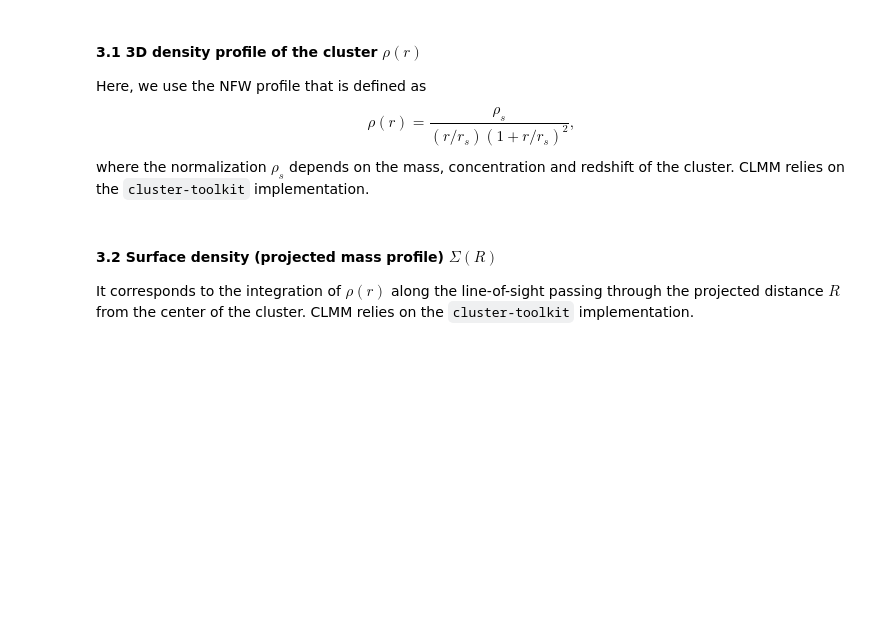
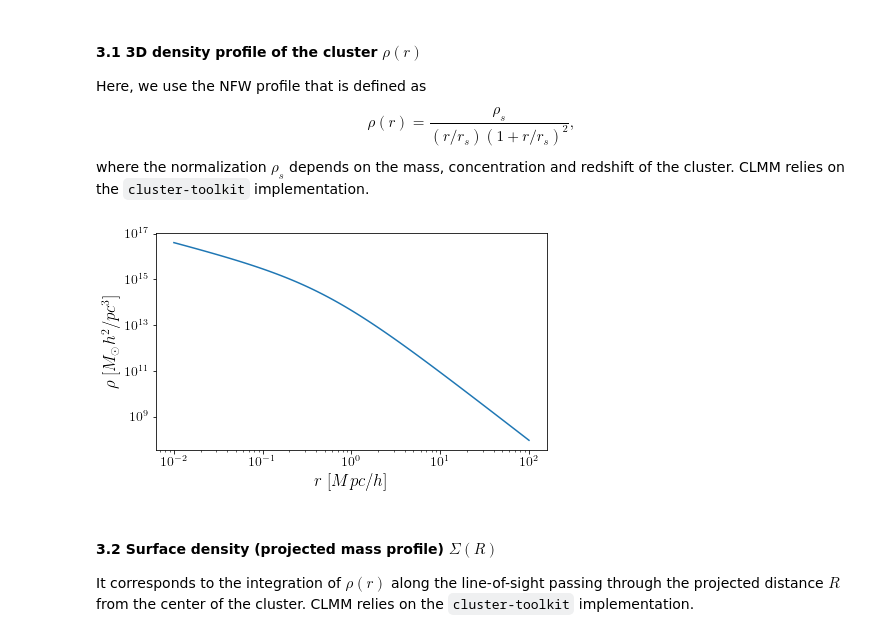
Before and after one commit to tguillemLSST/CLMM, a Jupyter notebook: examples/modeling_demo.ipynb, the cells around one changed output. Cells and saved outputs as stored; diff of their text form; code cells hidden in the pictures; blank space fills up the shorter version.

```diff
--- a/examples/modeling_demo.ipynb
+++ b/examples/modeling_demo.ipynb
@@ -58,10 +58,16 @@ r_proj = np.logspace(-2, 2, 100) # Mpc/h
 #### 3.1 3D density profile of the cluster $\rho(r)$
 Here, we use the NFW profile that is defined as $$\rho(r)=\frac{\rho_s}{(r/r_s)(1+r/r_s)^2},$$ where the normalization $\rho_s$ depends on the mass, concentration and redshift of the cluster. CLMM relies on the `cluster-toolkit` implementation.
 # %%
-rho = m.get_3d_density(r3d, mdelta=cluster_mass, cdelta=cluster_concentration,
-                       z_cl=z_cl, cosmo=cosmo, halo_profile_model=density_profile_parametrization)
+rho = m.get_3d_density(r3d,
+                       mdelta=cluster_mass,
+                       cdelta=cluster_concentration,
+                       z_cl=z_cl,
+                       cosmo=cosmo,
+                       halo_profile_model=density_profile_parametrization)
 
 plot_profile_3d(r3d, rho, '$\\rho \\; [M_\odot h^2/pc^3]$')
+# %% [output]
+[figure, added]
 # %% [markdown]
 #### 3.2 Surface density (projected mass profile) $\Sigma(R)$
 It corresponds to the integration of $\rho(r)$ along the line-of-sight passing through the projected distance $R$ from the center of the cluster. CLMM relies on the `cluster-toolkit` implementation.
```
Also changed, not shown: parts of 6 cells of this notebook.
